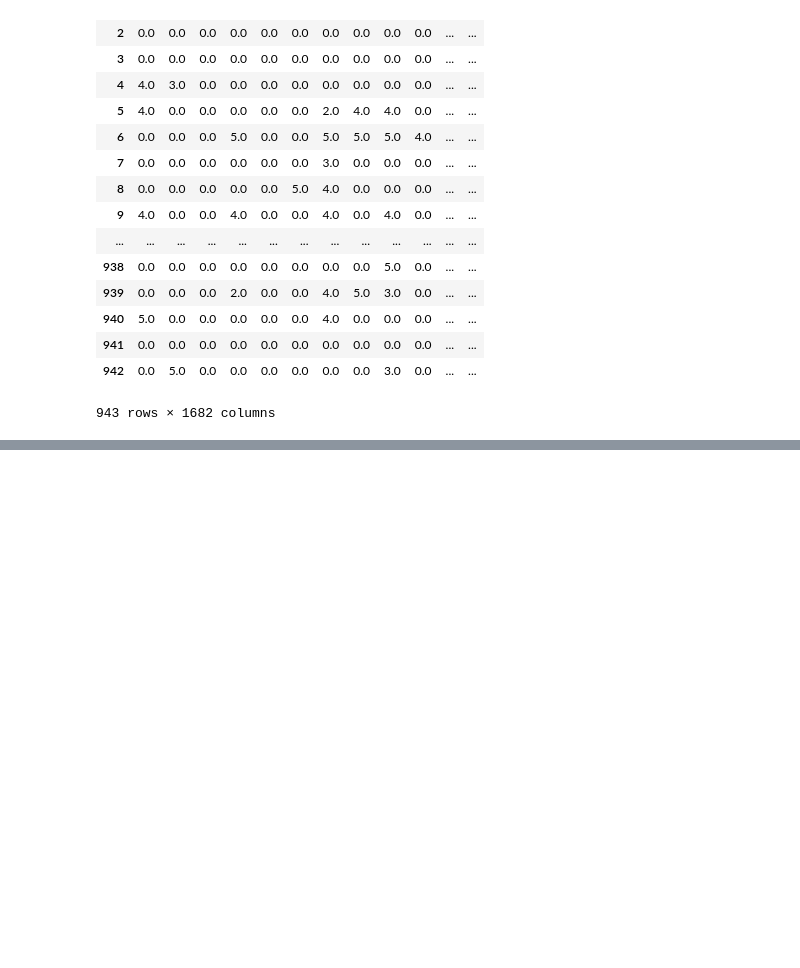
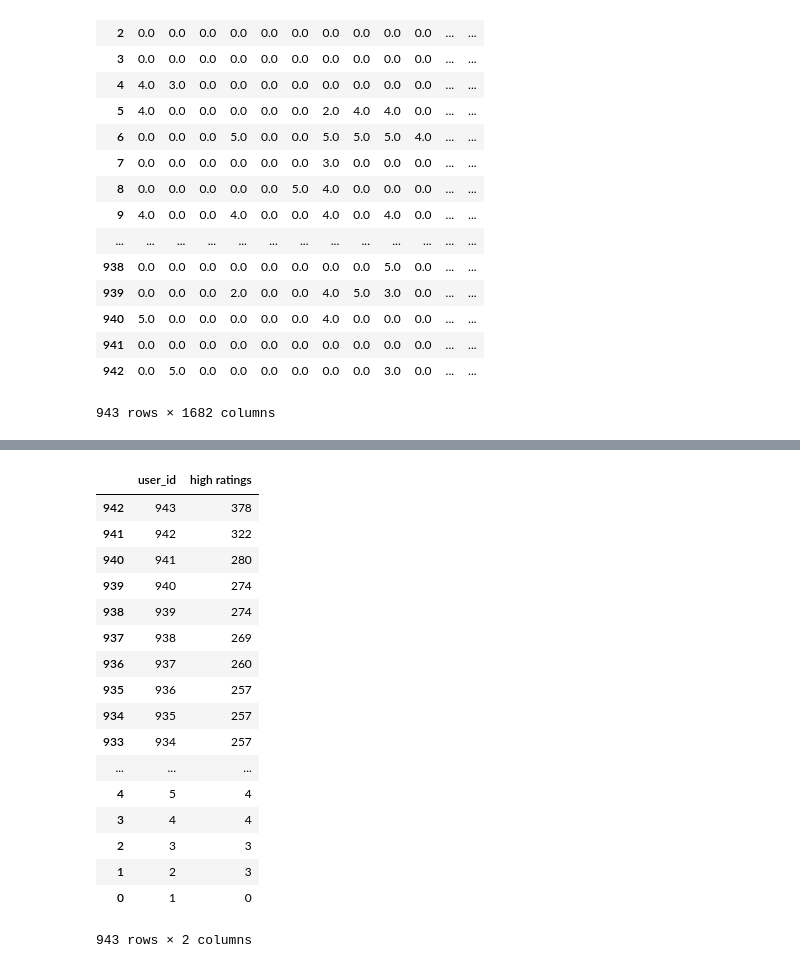
Before and after one commit to cheeseischeese/recommendationsystem, a Jupyter notebook: data preprocess.ipynb, the cells around one changed output, grey strips where cells are left out. Saved outputs shown, nothing was run; the diff lists cells and outputs as text; code cells hidden in the pictures; blank space fills up the shorter version.

```diff
--- a/data preprocess.ipynb
+++ b/data preprocess.ipynb
@@ -387,0 +413,23 @@ pd.DataFrame(mf.full_matrix())
+# %%
+user_id=range(1,944)
+user_high_ratings=pd.DataFrame({'user_id':user_id,'high ratings':list1})
+user_high_ratings.sort_values('high ratings',ascending=False)
+# %% [output]
+|  | user_id | high ratings |
+| 942 | 943 | 378 |
+| 941 | 942 | 322 |
+| 940 | 941 | 280 |
+| 939 | 940 | 274 |
+| 938 | 939 | 274 |
+| 937 | 938 | 269 |
+| 936 | 937 | 260 |
+| 935 | 936 | 257 |
+| 934 | 935 | 257 |
+| 933 | 934 | 257 |
+| ... | ... | ... |
+| 4 | 5 | 4 |
+| 3 | 4 | 4 |
+| 2 | 3 | 3 |
+| 1 | 2 | 3 |
+| 0 | 1 | 0 |
+943 rows × 2 columns
```
Also changed, not shown: parts of 23 cells of this notebook.
